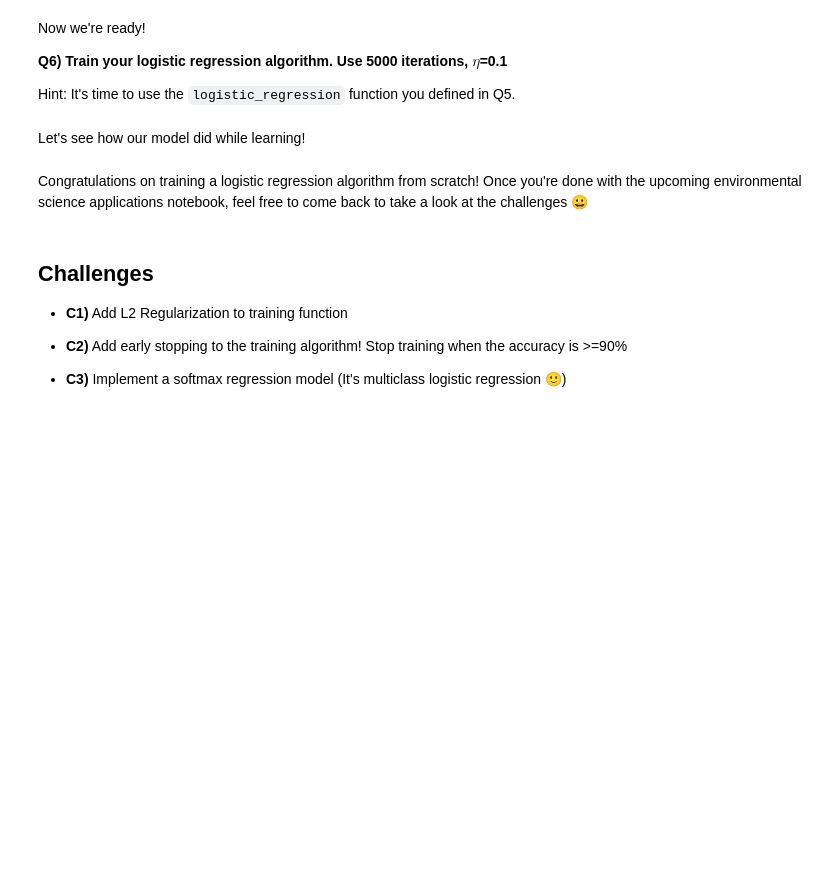
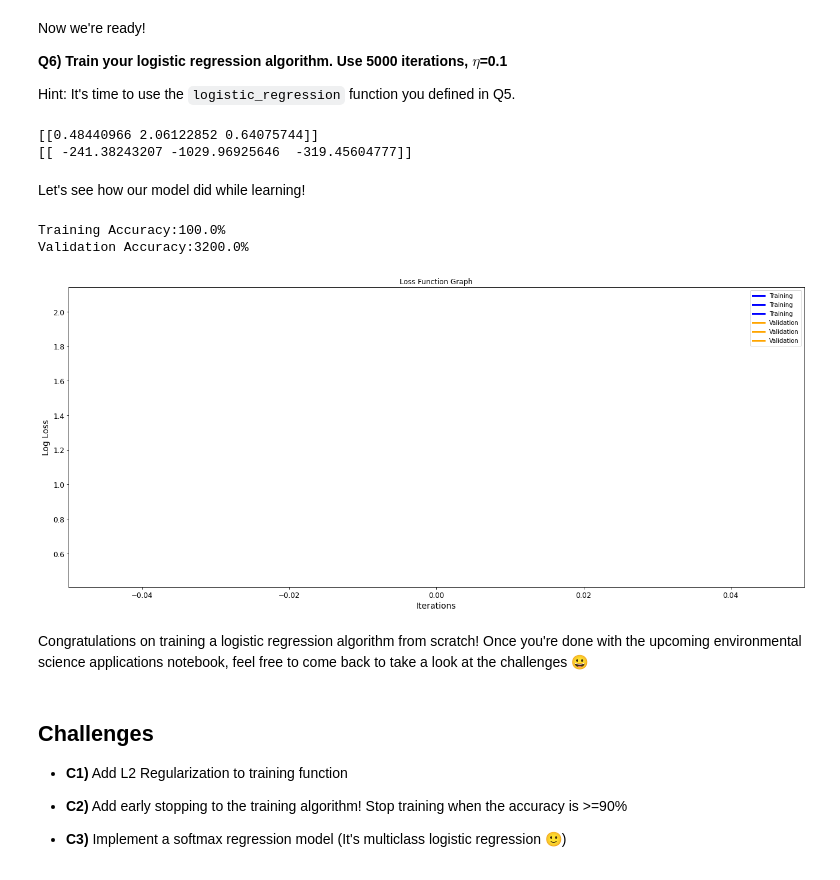
Before and after one commit to yasminghd/2022_ML_Earth_Env_Sci, a Jupyter notebook: Lab_Notebooks/S2_2_Training_Models.ipynb, the cells around one changed output. Drawn from its saved outputs; the diff is of its cells as text; code cells hidden in the pictures; blank space fills up the shorter version.

```diff
--- a/Lab_Notebooks/S2_2_Training_Models.ipynb
+++ b/Lab_Notebooks/S2_2_Training_Models.ipynb
@@ -346,6 +310,7 @@ Hint 2: You can use [this equation](#grad_eq) to calculate the gradient of the c
 # %%
 bin_y = np.asmatrix(bin_y).reshape(len(bin_y),1)
 # Write your code here
-gradient_calc = 1/len(y)*sum(np.transpose((p_hat - bin_y))* X_with_bias)
-gradient_calc
+def gradient_calc(bin_y, p_hat, X_with_bias):
+  grad = 1/len(bin_y)*sum(np.transpose((p_hat - bin_y))* X_with_bias)
+  return(grad)
 #X
@@ -372,3 +333,14 @@ Your `logistic_regression` function needs to:
+# %%
+# Write your code here
+def logistic_regression(iter, eta, theta, X_with_bias, bin_y):
+  for i in range (1, iter):
+    predict(theta, X_with_bias)
+    grad = gradient_calc(bin_y, p_hat, X_with_bias)
+    theta = theta - eta*grad
+  final_p = predict(theta, X_with_bias)
+  losses = gradient_calc(bin_y, p_hat, X_with_bias)
+  coeffs = theta
+  return losses, coeffs
 # %% [markdown]
 **¡¡¡Important Note!!!**
 
@@ -414,40 +381,55 @@ losses, coeffs =
+# %%
+# Complete the code
+iter = 5000
+eta = 0.1
+losses, coeffs = logistic_regression(iter, eta, theta, X_with_bias, bin_y)
+print(losses)
+print(coeffs)
+# %% [output]
+[[0.48440966 2.06122852 0.64075744]]
+[[ -241.38243207 -1029.96925646  -319.45604777]]
 # %% [markdown]
 Let's see how our model did while learning!
 # %%
 # Produce the Loss Function Visualization Graphs
 fig, ax = plt.subplots(figsize=(18,8))
 ax.plot(losses[0], color='blue', label='Training', linewidth=3);
-ax.plot(losses[1], color='orange', label='Validation', linewidth=3);
+ax.plot(losses[0], color='orange', label='Validation', linewidth=3);
 ax.legend();
 ax.set_ylabel('Log Loss')
 ax.set_xlabel('Iterations')
 ax.set_title('Loss Function Graph')
 ax.autoscale(axis='x', tight=True)
 fig.tight_layout();
 
 # Let's get predictions from our model for the training, validation, and testing
 # datasets
 y_hat_train = (predict(X_train, coeffs)>=.5).astype(int)
 y_hat_valid = (predict(X_valid, coeffs)>=.5).astype(int)
 y_hat_test = (predict(X_test, coeffs)>=.5).astype(int)
 
 y_sets = [ [y_hat_train, y_train],
            [y_hat_valid, y_valid],
            [y_hat_test, y_test] ]
 
 def accuracy_score(y_hat, y):
     assert(y_hat.size==y.size)
     return (y_hat == y).sum()/y.size
 
+accuracies = [1]
 [accuracies.append(accuracy_score(y_set[0],y_set[1])) for y_set in y_sets]
 
 printout= (f'Training Accuracy:{accuracies[0]:.1%} \n'
            f'Validation Accuracy:{accuracies[1]:.1%} \n')
 
 # Add the testing accuracy only once you're sure that your model works!
 
 
 print(printout)
+# %% [output]
+Training Accuracy:100.0%
+Validation Accuracy:3200.0%
+[figure, added]
 # %% [markdown]
 Congratulations on training a logistic regression algorithm from scratch! Once you're done with the upcoming environmental science applications notebook, feel free to come back to take a look at the challenges 😀
 # %% [markdown]
```
Also changed, not shown: parts of 7 cells of this notebook.
